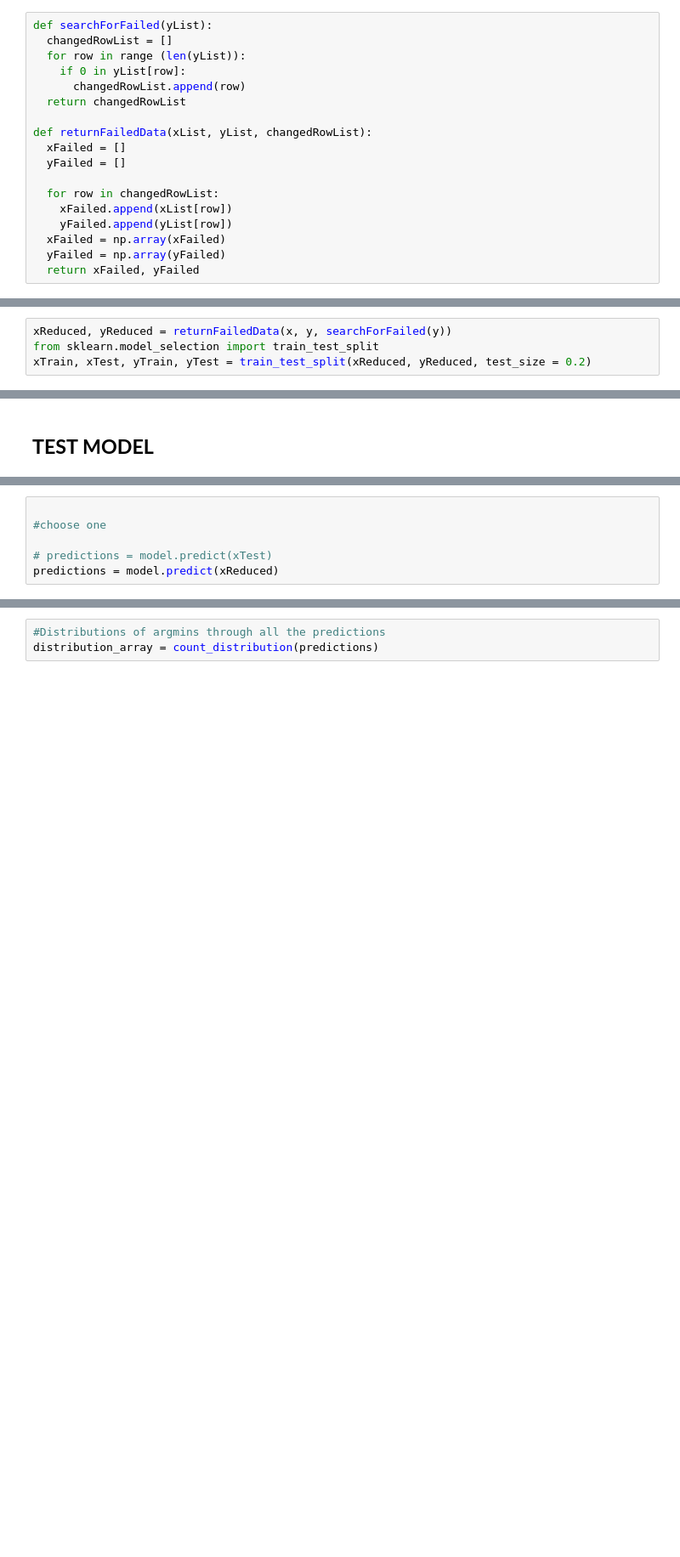
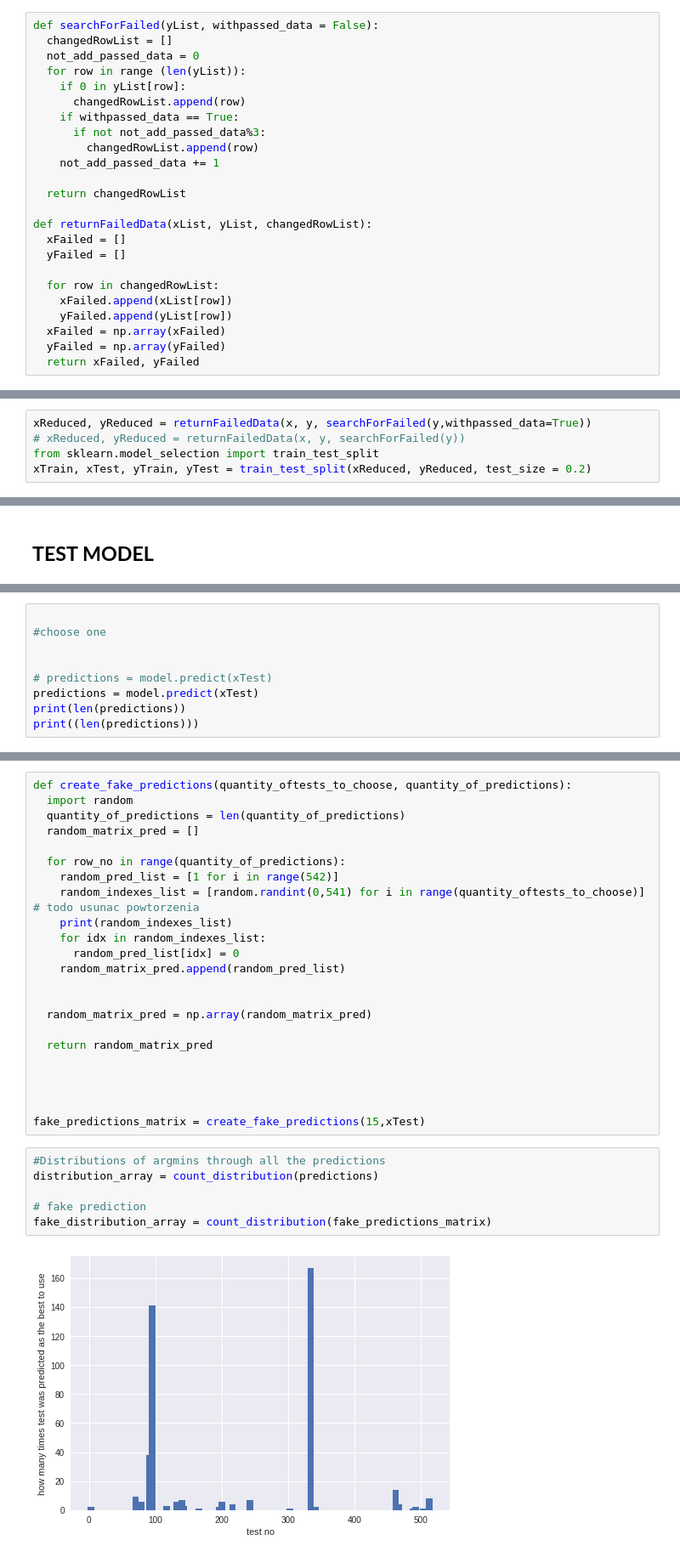
Before and after one commit to seraffin/FailOmen, a Jupyter notebook: Pola/Workspace_1_workingNN.ipynb, the cells around one changed output, grey strips where cells are left out. Shown at 85% size. Cells and saved outputs as stored; diff of their text form; blank space fills up the shorter version.

```diff
--- a/Pola/Workspace_1_workingNN.ipynb
+++ b/Pola/Workspace_1_workingNN.ipynb
@@ -94,9 +98,15 @@ def create_plot(x_data, y_data=0):
 # %%
-def searchForFailed(yList):
+def searchForFailed(yList, withpassed_data = False):
   changedRowList = []
+  not_add_passed_data = 0
   for row in range (len(yList)):
     if 0 in yList[row]:
       changedRowList.append(row)
+    if withpassed_data == True:
+      if not not_add_passed_data%3:
+        changedRowList.append(row)
+    not_add_passed_data += 1
+
   return changedRowList
 
 def returnFailedData(xList, yList, changedRowList):
@@ -206,7 +221,8 @@ xTrain, xTest, yTrain, yTest = train_test_split(x, y, test_size = 0.2)
 # %% [markdown]
 **(optional) create only 'failed data'**
 # %%
-xReduced, yReduced = returnFailedData(x, y, searchForFailed(y))
+xReduced, yReduced = returnFailedData(x, y, searchForFailed(y,withpassed_data=True))
+# xReduced, yReduced = returnFailedData(x, y, searchForFailed(y))
 from sklearn.model_selection import train_test_split
 xTrain, xTest, yTrain, yTest = train_test_split(xReduced, yReduced, test_size = 0.2)
 # %% [markdown]
@@ -269,5 +285,8 @@ xReduced, yReduced = returnFailedData(x, y, searchForFailed(y))
 
 #choose one
 
+
 # predictions = model.predict(xTest)
-predictions = model.predict(xReduced)
+predictions = model.predict(xTest)
+print(len(predictions))
+print((len(predictions)))
@@ -274,3 +296,31 @@ predictions = model.predict(xReduced)
+# %%
+def create_fake_predictions(quantity_oftests_to_choose, quantity_of_predictions):
+  import random
+  quantity_of_predictions = len(quantity_of_predictions)
+  random_matrix_pred = []
+
+  for row_no in range(quantity_of_predictions):
+    random_pred_list = [1 for i in range(542)]
+    random_indexes_list = [random.randint(0,541) for i in range(quantity_oftests_to_choose)] # todo usunac powtorzenia
+    print(random_indexes_list)
+    for idx in random_indexes_list:
+      random_pred_list[idx] = 0
+    random_matrix_pred.append(random_pred_list)
+
+
+  random_matrix_pred = np.array(random_matrix_pred)
+
+  return random_matrix_pred
+
+
+
+
+fake_predictions_matrix = create_fake_predictions(15,xTest)
 # %%
 #Distributions of argmins through all the predictions
 distribution_array = count_distribution(predictions)
+
+# fake prediction
+fake_distribution_array = count_distribution(fake_predictions_matrix)
+# %% [output]
+[figure, added]
```
Also changed, not shown: parts of 16 cells of this notebook.
